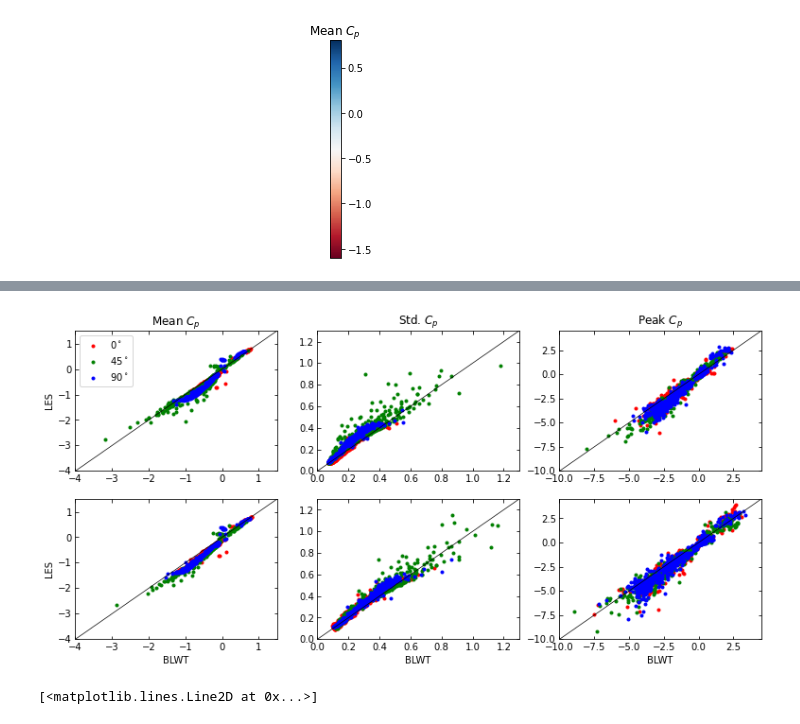
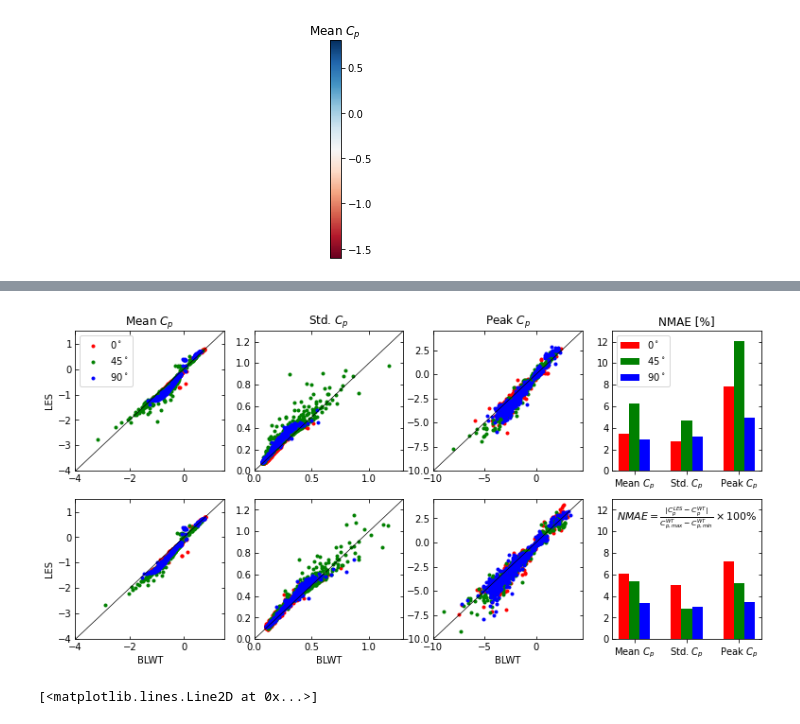
Before and after one commit to Tsinuel/windCalc, a Jupyter notebook: src/lab_TTU_TNG.ipynb, the cells around one changed output, grey strips where cells are left out. Cells and saved outputs as stored; diff of their text form; code cells hidden in the pictures.

```diff
--- a/src/lab_windCAD.ipynb
+++ b/src/lab_TTU_TNG.ipynb
@@ -33,7 +33,7 @@ D = 0.183
 lScl=0.02
 
 badTaps = None
-badTaps = [1316, 1807, 2609,]
+# badTaps = [1316, 1807, 2609,]
 # %% [markdown]
 ## Building Geometry
 # %%
@@ -976,17 +1056,14 @@ def forall(ax,lims):
     # ax.set_xlabel('BLWT')
     # ax.set_ylabel('LES')
 
-badTaps = np.array([1316, 1807, 2609,],dtype=int)
-badIdx = np.where(np.in1d(bldg.tapNo, badTaps))[0]
-mask = np.ones_like(bldg.tapNo, dtype=bool)
-mask[badIdx] = False
+
 
 meanRng = [-4,1.5]
 stdRng = [0,1.3]
 peakRng = [-10,4.5]
 
 fig = plt.figure(figsize=[13,6])
-nrow,ncol = 2,3
+nrow,ncol = 2,4
 
 ax = fig.add_subplot(nrow,ncol,1)
 fld = 'mean'
@@ -1018,39 +1095,68 @@ ax.plot(wtCp_tngE2.CpStats[fld][2,mask], lesCp_E2.CpStats[fld][2,mask], '.b', la
 forall(ax,peakRng)
 ax.set_title(r'Peak $C_p$')
 
+
+
 ax = fig.add_subplot(nrow,ncol,4)
+errNames = np.array([1.0, 2.0, 3.0],dtype=float)
+ax.bar(errNames-0.2, err_E2_mean, width=0.2, color='r', label=r'$0^\circ$') #, hatch="/", hatch_scale=0.5)
+ax.bar(errNames, err_E2_std, width=0.2, color='g', label=r'$45^\circ$') #, hatch="\\", hatch_scale=0.5)
+ax.bar(errNames+0.2, err_E2_peak, width=0.2, color='b', label=r'$90^\circ$') #, hatch="+", hatch_scale=0.5)
+ax.tick_params(axis='y',direction='in',which='both',right=True)
+ax.legend()
+ax.set_ylim([0, 13.0])
+ax.set_title('NMAE [%]')
+ax.set_xticklabels([' ', r'Mean $C_p$', r'Std. $C_p$', r'Peak $C_p$'])
+
+
+
+
+ax = fig.add_subplot(nrow,ncol,5)
 fld = 'mean'
 ax.plot(wtCp_tngE3.CpStats[fld][0,mask], lesCp_E3.CpStats[fld][0,mask], '.r', label=r'E2-$0^\circ$')
 ax.plot(wtCp_tngE3.CpStats[fld][1,mask], lesCp_E3.CpStats[fld][1,mask], '.g', label=r'E2-$45^\circ$')
 ax.plot(wtCp_tngE3.CpStats[fld][2,mask], lesCp_E3.CpStats[fld][2,mask], '.b', label=r'E2-$90^\circ$')
 forall(ax,meanRng)
 ax.set_xlabel('BLWT')
 ax.set_ylabel('LES')
 
-ax = fig.add_subplot(nrow,ncol,5)
+ax = fig.add_subplot(nrow,ncol,6)
 fld = 'std'
 ax.plot(wtCp_tngE3.CpStats[fld][0,mask], lesCp_E3.CpStats[fld][0,mask], '.r', label=r'E2-$0^\circ$')
 ax.plot(wtCp_tngE3.CpStats[fld][1,mask], lesCp_E3.CpStats[fld][1,mask], '.g', label=r'E2-$45^\circ$')
 ax.plot(wtCp_tngE3.CpStats[fld][2,mask], lesCp_E3.CpStats[fld][2,mask], '.b', label=r'E2-$90^\circ$')
 forall(ax,stdRng)
 ax.set_xlabel('BLWT')
 
-ax = fig.add_subplot(nrow,ncol,6)
+ax = fig.add_subplot(nrow,ncol,7)
 fld = 'peakMin'
 ax.plot(wtCp_tngE3.CpStats[fld][0,mask], lesCp_E3.CpStats[fld][0,mask], '.r', label=r'E2-$0^\circ$')
 ax.plot(wtCp_tngE3.CpStats[fld][1,mask], lesCp_E3.CpStats[fld][1,mask], '.g', label=r'E2-$45^\circ$')
 ax.plot(wtCp_tngE3.CpStats[fld][2,mask], lesCp_E3.CpStats[fld][2,mask], '.b', label=r'E2-$90^\circ$')
 fld = 'peakMax'
 ax.plot(wtCp_tngE3.CpStats[fld][0,mask], lesCp_E3.CpStats[fld][0,mask], '.r', label=r'E2-$0^\circ$')
 ax.plot(wtCp_tngE3.CpStats[fld][1,mask], lesCp_E3.CpStats[fld][1,mask], '.g', label=r'E2-$45^\circ$')
 ax.plot(wtCp_tngE3.CpStats[fld][2,mask], lesCp_E3.CpStats[fld][2,mask], '.b', label=r'E2-$90^\circ$')
 forall(ax,peakRng)
 ax.set_xlabel('BLWT')
 
+
+ax = fig.add_subplot(nrow,ncol,8)
+errNames = np.array([1.0, 2.0, 3.0],dtype=float)
+ax.bar(errNames-0.2, err_E3_mean, width=0.2, color='r', label=r'$0^\circ$') #, hatch="/", hatch_scale=0.5)
+ax.bar(errNames, err_E3_std, width=0.2, color='g', label=r'$45^\circ$') #, hatch="\\", hatch_scale=0.5)
+ax.bar(errNames+0.2, err_E3_peak, width=0.2, color='b', label=r'$90^\circ$') #, hatch="+", hatch_scale=0.5)
+ax.text(2.0, 11.0, r'$NMAE = \frac{\left| C_p^{LES} - C_p^{WT} \right|}{C_{p,max}^{WT} - C_{p,min}^{WT}}\times 100\%$',
+        ha='center',fontsize=11)
+ax.tick_params(axis='y',direction='in',which='both',right=True)
+ax.set_ylim([0, 13.0])
+ax.set_xticklabels([' ', r'Mean $C_p$', r'Std. $C_p$', r'Peak $C_p$'])
+
+
 if saveFigs:
     fig.savefig(figDir+"Cp_WTvsLES.svg",format='svg',dpi=1200, bbox_inches='tight')
 # %% [output]
-[figure, old version]
+[figure, new version]
 # %%
 
 
```
Also changed, not shown: parts of 13 cells of this notebook, 7 other files.
